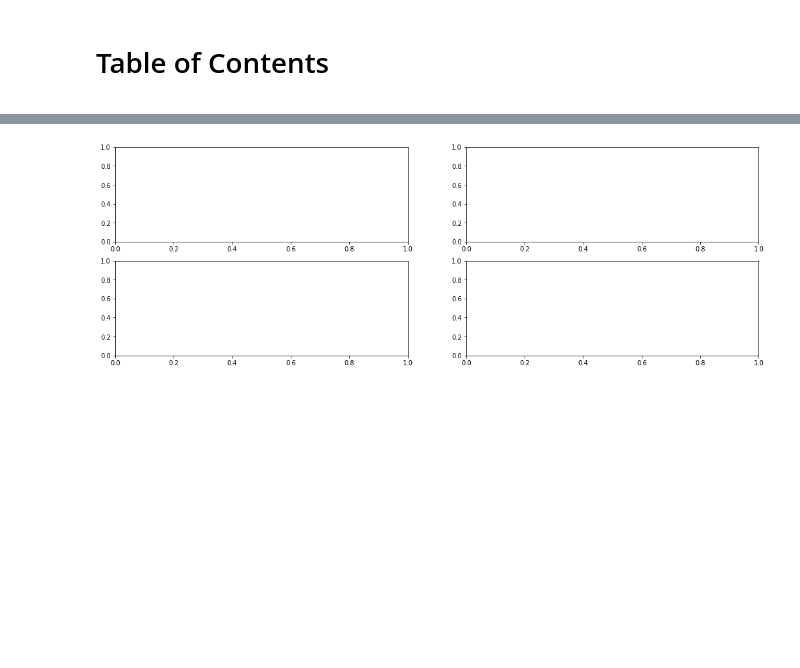
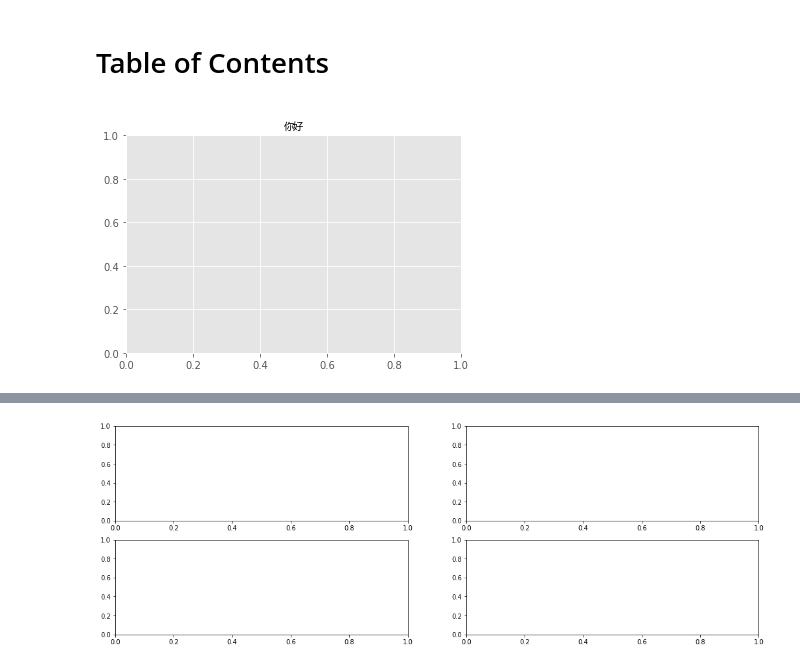
Before and after one commit to zhiyiZeng/cluebearpython, a Jupyter notebook: chapter4/scripts/4_matplotlib.ipynb, the cells around one changed output, grey strips where cells are left out. Saved outputs shown, nothing was run; the diff lists cells and outputs as text; code cells hidden in the pictures; blank space fills up the shorter version.

```diff
--- a/chapter4/scripts/4_matplotlib.ipynb
+++ b/chapter4/scripts/4_matplotlib.ipynb
@@ -10,6 +10,20 @@ import matplotlib.font_manager as mfm
 # %%
 font_file = r"../data/msyh.ttc"
 prop = mfm.FontProperties(fname=font_file)
+# %%
+plt.style.use('ggplot')
+# %%
+import matplotlib.font_manager as mfm
+# 请换成自己电脑的字体路径
+font_path = r"../data/msyh.ttc"
+prop = mfm.FontProperties(fname = font_path)
+
+fig = plt.figure()
+ax1 = fig.add_subplot(111)
+ax1.set_title('你好', fontproperties=prop, fontsize=20)
+plt.show()
+# %% [output]
+[figure, added]
 # %%
 path = '../data'
 merge_data = pd.read_excel(os.path.join(path, 'merge_shop_coupon_nm.xlsx'), encoding='utf8', index=False)
```
Also changed, not shown: 6 other files.
